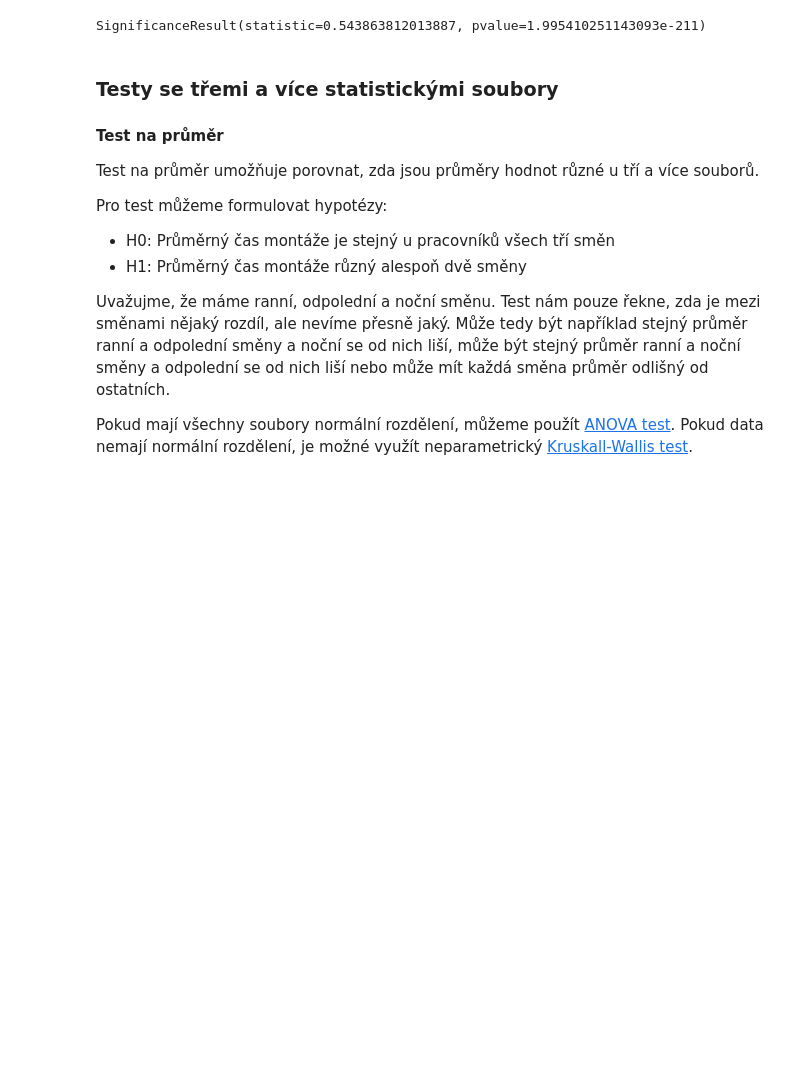
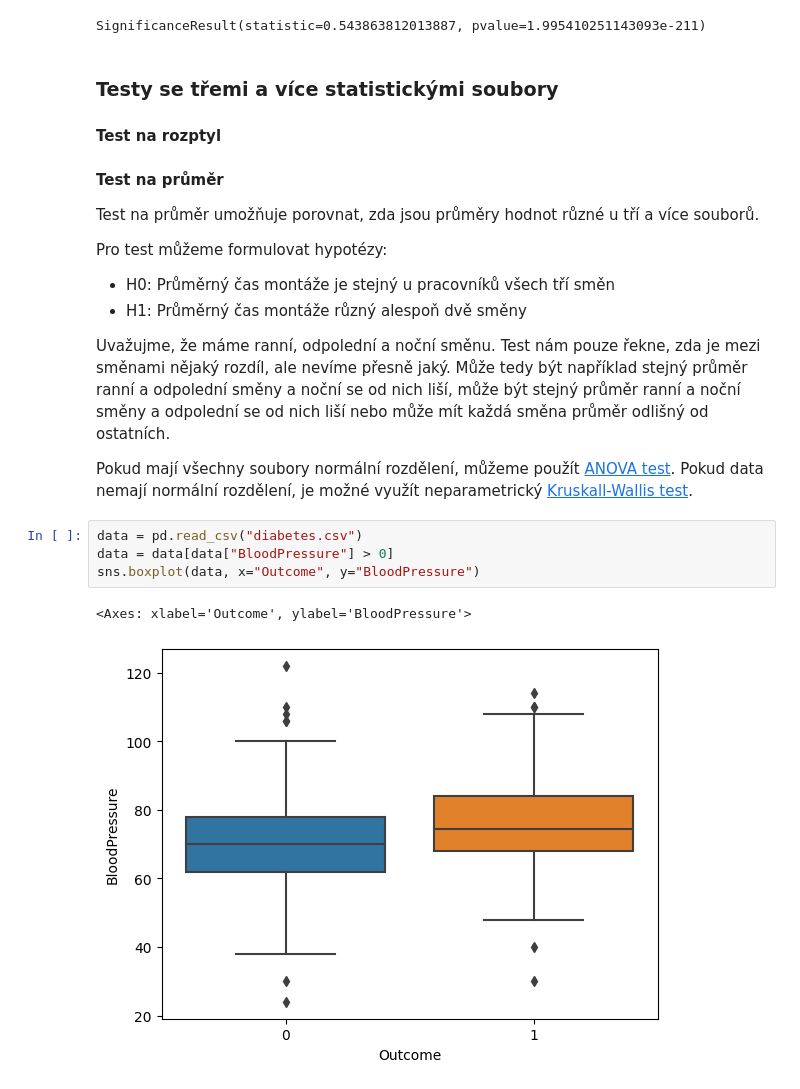
Before and after one commit to pesikj/PythonProDataScience, a Jupyter notebook: 05/lekce.ipynb, the cells around one changed output. Saved outputs shown, nothing was run; the diff lists cells and outputs as text; blank space fills up the shorter version.

```diff
--- a/05/lekce.ipynb
+++ b/05/lekce.ipynb
@@ -350,6 +549,8 @@ res
 SignificanceResult(statistic=0.543863812013887, pvalue=1.995410251143093e-211)
 # %% [markdown]
 ### Testy se třemi a více statistickými soubory
+
+#### Test na rozptyl
 
 #### Test na průměr
 
@@ -363,3 +564,10 @@ Pro test můžeme formulovat hypotézy:
 Uvažujme, že máme ranní, odpolední a noční směnu. Test nám pouze řekne, zda je mezi směnami nějaký rozdíl, ale nevíme přesně jaký. Může tedy být například stejný průměr ranní a odpolední směny a noční se od nich liší, může být stejný průměr ranní a noční směny a odpolední se od nich liší nebo může mít každá směna průměr odlišný od ostatních.
 
 Pokud mají všechny soubory normální rozdělení, můžeme použít [ANOVA test](https://docs.scipy.org/doc/scipy/reference/generated/scipy.stats.f_oneway.html#scipy.stats.f_oneway). Pokud data nemají normální rozdělení, je možné využít neparametrický [Kruskall-Wallis test](https://docs.scipy.org/doc/scipy/reference/generated/scipy.stats.kruskal.html#scipy.stats.kruskal).
+# %%
+data = pd.read_csv("diabetes.csv")
+data = data[data["BloodPressure"] > 0]
+sns.boxplot(data, x="Outcome", y="BloodPressure")
+# %% [output]
+<Axes: xlabel='Outcome', ylabel='BloodPressure'>
+[figure, added]
```
Also changed, not shown: parts of 49 cells of this notebook, 7 other files.
